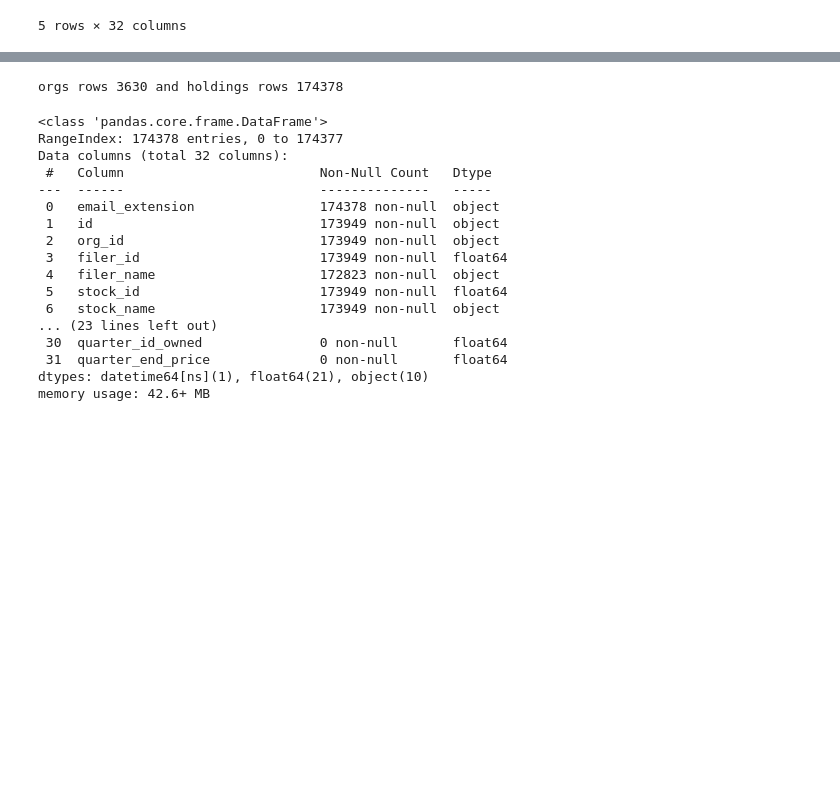
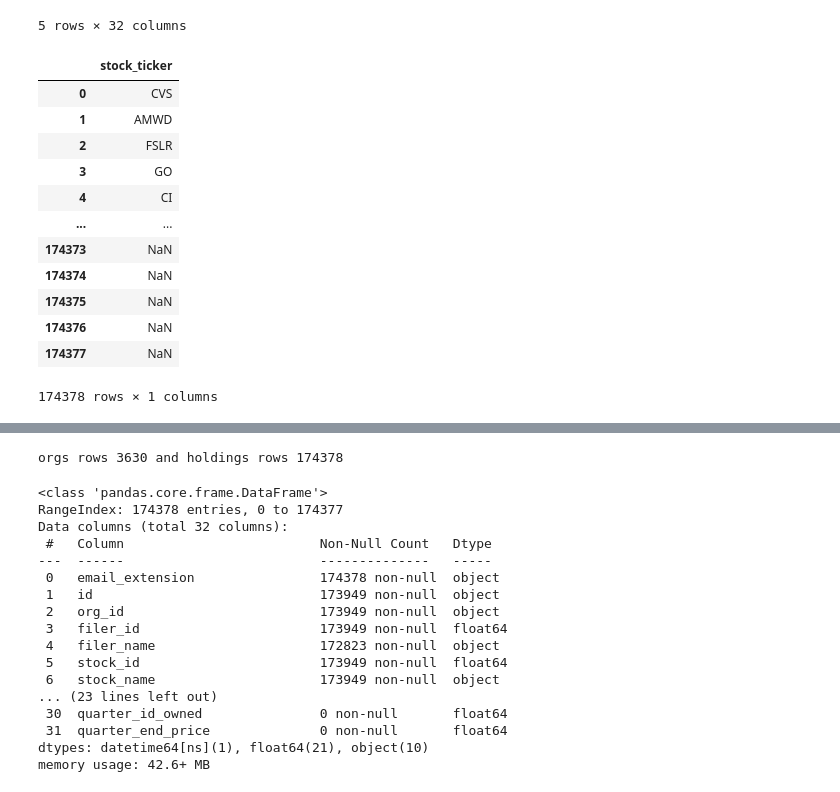
Before and after one commit to gcalbertini/axl, a Jupyter notebook: guilherme/notebooks/eda.ipynb, the cells around one changed output, grey strips where cells are left out. Saved outputs shown, nothing was run; the diff lists cells and outputs as text; code cells hidden in the pictures; blank space fills up the shorter version.

```diff
--- a/guilherme/notebooks/eda.ipynb
+++ b/guilherme/notebooks/eda.ipynb
@@ -53,3 +53,19 @@ Holdings Data:
 | 3 | solelpartners.com | a861cb00-eeab-40a0-82ca-3959271e5a2f | 75b97ec2-ddb1-4a7a-b97a-359d9658e97d | 463912.0 | SOLEL PARTNERS LP | 211769.0 | Grocery Outlet Holding Corp | GO | ... |
 | 4 | solelpartners.com | 145f8c19-c53b-481e-8941-face43a8d48c | 75b97ec2-ddb1-4a7a-b97a-359d9658e97d | 463912.0 | SOLEL PARTNERS LP | 11343.0 | Cigna Holding Co | CI | ... |
 5 rows × 32 columns
+# %%
+df_holdings[['stock_ticker']]
+# %% [output]
+|  | stock_ticker |
+| 0 | CVS |
+| 1 | AMWD |
+| 2 | FSLR |
+| 3 | GO |
+| 4 | CI |
+| ... | ... |
+| 174373 | NaN |
+| 174374 | NaN |
+| 174375 | NaN |
+| 174376 | NaN |
+| 174377 | NaN |
+174378 rows × 1 columns
```
Also changed, not shown: parts of 2 cells of this notebook, 6 other files.
